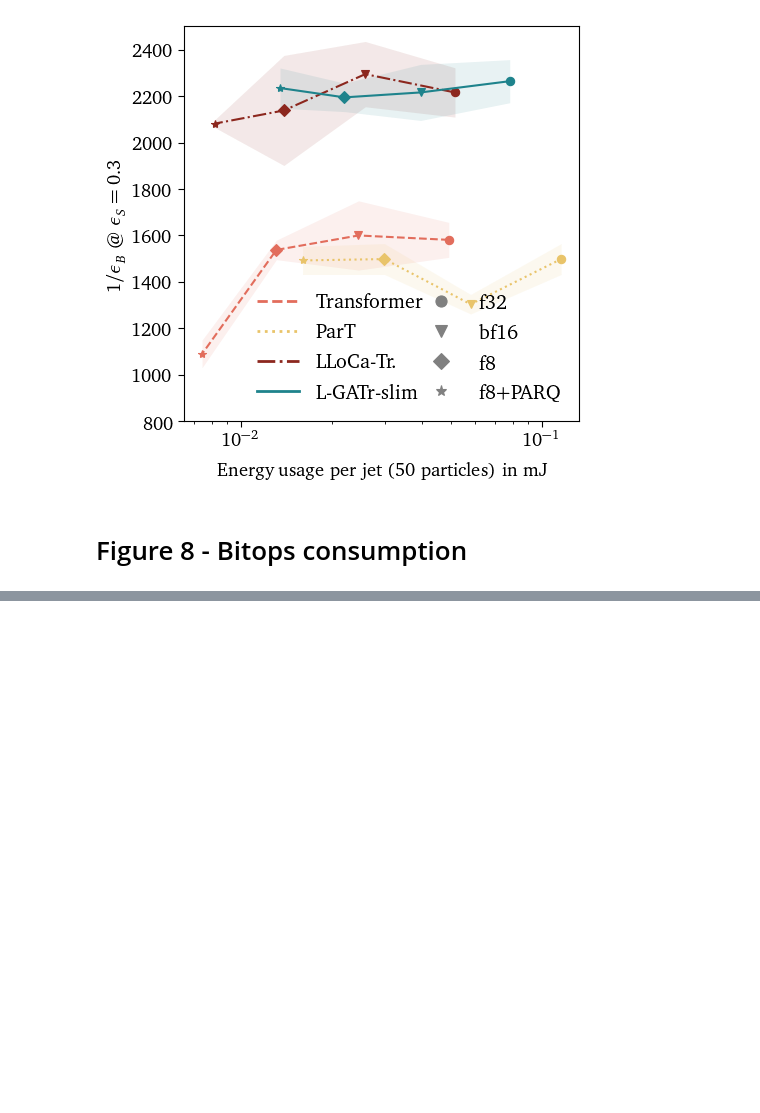
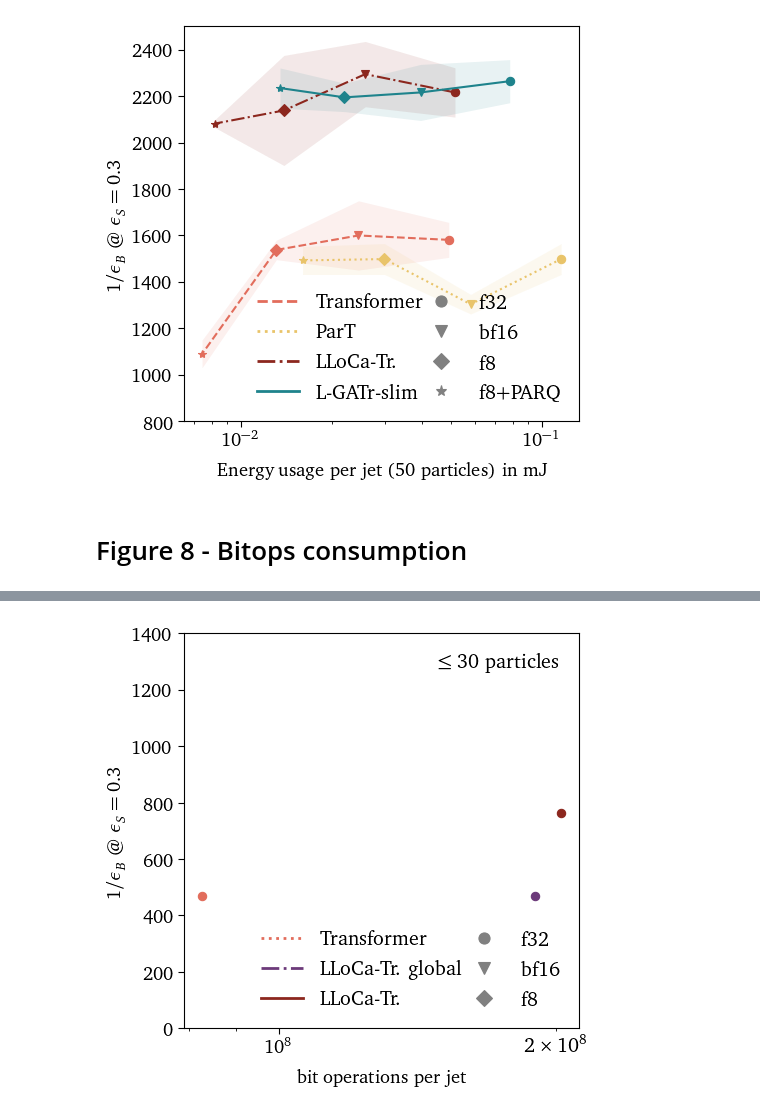
Before and after one commit to heidelberg-hepml/tagger-quantization, a Jupyter notebook: notebooks/plots.ipynb, the cells around one changed output, grey strips where cells are left out. Saved outputs shown, nothing was run; the diff lists cells and outputs as text; code cells hidden in the pictures; blank space fills up the shorter version.

```diff
--- a/notebooks/plots.ipynb
+++ b/notebooks/plots.ipynb
@@ -1381,7 +1393,7 @@ file.close()
 # %% [markdown]
 # Figure 7 - Energy consumption
 # %%
-with open("../cost_estimate/energy.json", "r") as file:
+with open("../cost_estimate/energy_50.json", "r") as file:
     energy = json.load(file)
 model_map = {
     "transformer": "Transformer",
@@ -1519,7 +1531,7 @@ plt.show()
 # %%
 file2 = PdfPages("bitops.pdf")
 # %%
-with open("../cost_estimate/bitops.json", "r") as file:
+with open("../cost_estimate/bitops_50.json", "r") as file:
     bitops = json.load(file)
 model_map = {
     "transformer": "Transformer",
@@ -1632,0 +1647,9 @@ plt.show()
+# %%
+with open("../cost_estimate/bitops_30.json", "r") as file:
+    bitops = json.load(file)
+model_map = {
+    "transformer": "Transformer",
+    "llocatransformer": "LLoCa-Tr.",
+    "llocatransformer-global": "LLoCa-Tr. global",
+}
+model_map_inv = {v: k for k, v in model_map.items()}
@@ -1633,2 +1680,83 @@ plt.show()
+# %%
+colors = [c_Tr, c_LLoCaglobal, c_LLoCa]
+labels = ["Transformer", "LLoCa-Tr. global", "LLoCa-Tr."]
+linestyles = [":", "-.", "-"]
+
+keys = ["float32,float32", "float16,float16", "float8,float8"]
+key_labels = {
+    "float32,float32": "f32",
+    "float16,float16": "bf16",
+    "float8,float8": "f8",
+    "float8,ternary": "f8 PARQ",
+}
+markers = {
+    "float32,float32": "o",
+    "float16,float16": "v",
+    "float8,float8": "D",
+    "float8,ternary": "*",
+}
+
+ymin = 0
+ymax = 1400
+
+fig,ax=plt.subplots(figsize=(5,5))
+ax.set_xscale("log")
+for label, color, linestyle in zip(labels, colors, linestyles):
+    data = metrics[label]
+    data = {k: data[k] for k in keys}
+    bo = np.array([bitops[model_map_inv[label]][k] for k in keys])
+    mean = np.array([metrics[label][k]["mean"] for k in keys])
+    std = np.array([metrics[label][k]["std"] for k in keys])
+    ms = [markers[k] for k in keys]
+
+    mask = np.array([x is not None for x in mean])
+    bo = bo[mask]
+    mean = mean[mask]
+    std = std[mask]
+    ms = [m for i, m in enumerate(ms) if mask[i]]
+
+    for e, m, s, mar in zip(bo, mean, std, ms):
+        if m is None or s is None:
+            continue
+        ax.plot(e, m, color=color, marker=mar, markersize=6)
+    ax.plot(bo, mean, color=color, linestyle=linestyle)
+    ax.fill_between(bo, mean+std, mean-std,
+                    edgecolor=color, color=color, alpha=0.1, lw=0.01)
+
+ax.set_ylabel(r"$1/\epsilon_B\ @\ \epsilon_S=0.3$", fontsize=FONTSIZE)
+ax.set_xlabel("bit operations per jet", fontsize=FONTSIZE)
+
+handles1 = [Line2D([0,1], [0,0], color=c, lw=2, linestyle=ls) for c, ls in zip(colors, linestyles)]
+labels1 = labels
+leg1 = ax.legend(
+    handles1, labels1, loc="lower right", bbox_to_anchor=(0.75,0),
+    frameon=False,
+)
+ms = [markers[k] for k in keys]
+handles2 = [
+    Line2D(
+        [0],[0], linestyle="None", marker=m,
+        markersize=8, markerfacecolor="0.5",
+        markeredgecolor="0.5"
+    ) for m in ms
+]
+labels2 = [key_labels[k] for k in keys]
+leg2 = ax.legend(
+    handles2, labels2, loc="lower right", bbox_to_anchor=(1,0),
+    frameon=False,
+)
+ax.add_artist(leg1)
+
+ax.text(.95, .95, s=r"$\le 30$ particles", horizontalalignment="right", verticalalignment="top",
+        transform=ax.transAxes)
+ax.tick_params(axis='both', which='major', labelsize=FONTSIZE)
+ax.xaxis.set_label_coords(0.5, X_LABEL_POS)
+ax.yaxis.set_label_coords(Y_LABEL_POS, 0.5)
+ax.set_ylim(ymin, ymax)
+plt.subplots_adjust(LEFT, BOTTOM, RIGHT, TOP)
+fig.savefig(file2, format="pdf")
+plt.show()
+# %% [output]
+[figure, added]
 # %%
 file2.close()
```
Also changed, not shown: parts of 10 cells of this notebook.
